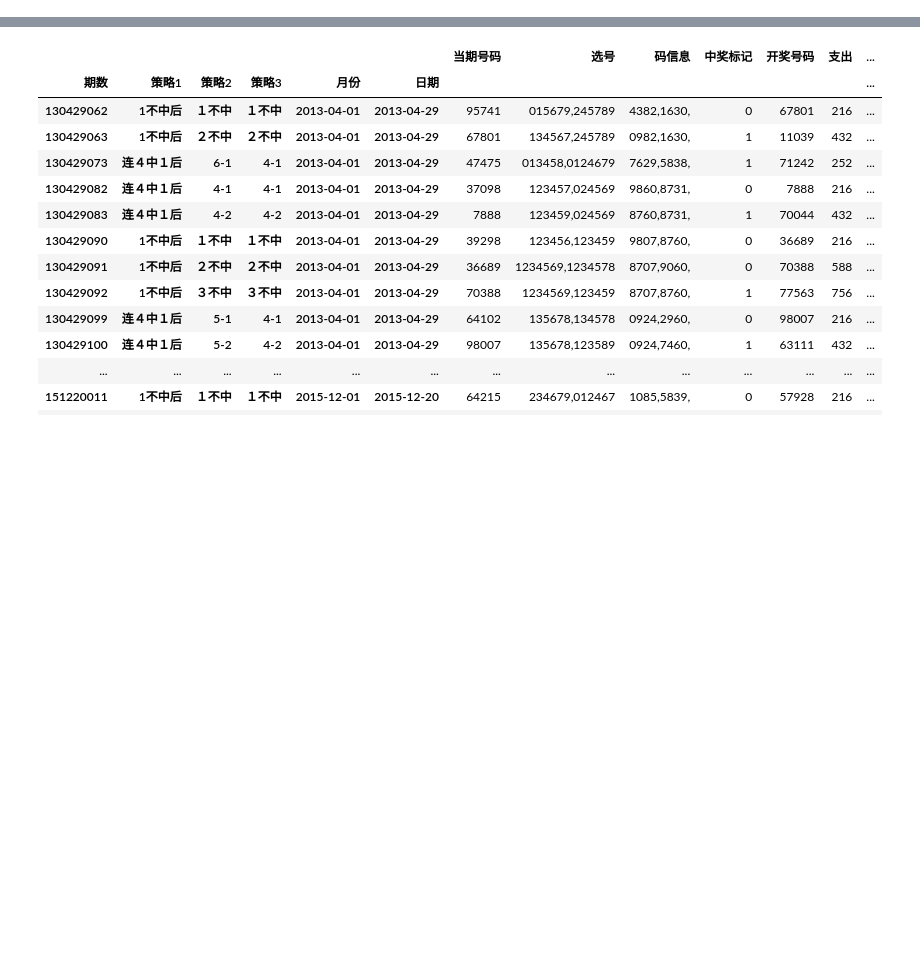
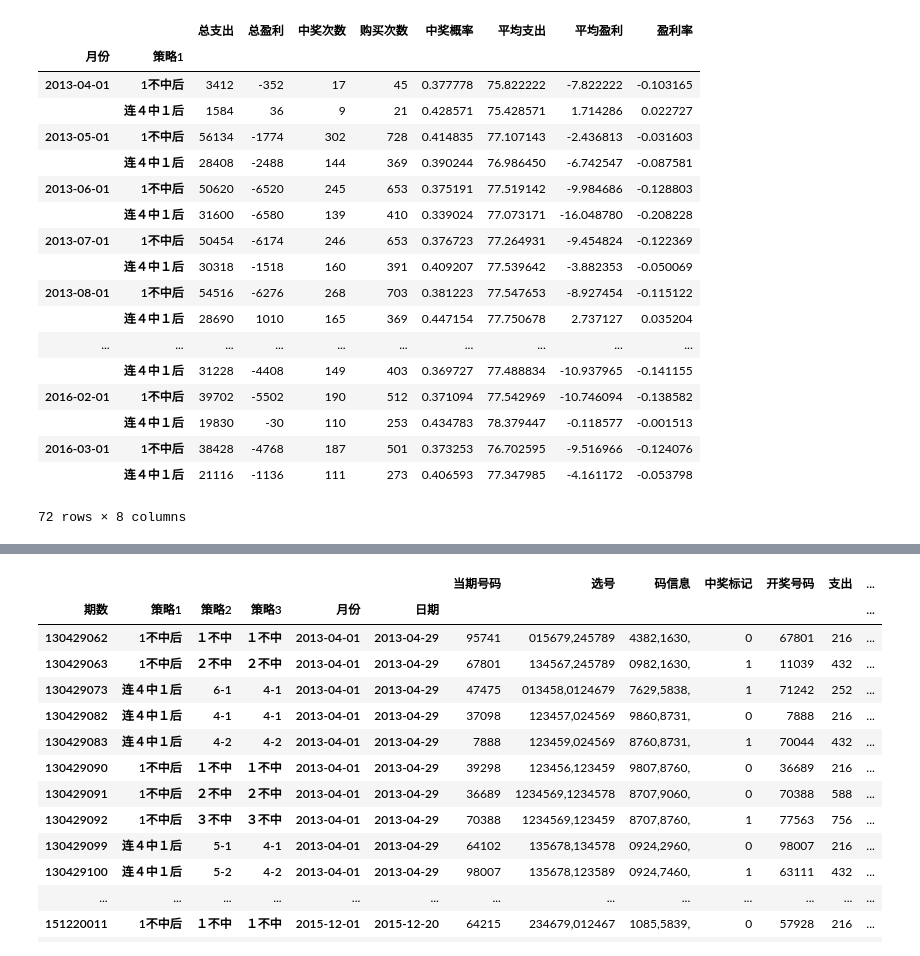
Before and after one commit to Tskatom/Lottery, a Jupyter notebook: issues/Evaluate.ipynb, the cells around one changed output, grey strips where cells are left out. Drawn from its saved outputs; the diff is of its cells as text; code cells hidden in the pictures; blank space fills up the shorter version.

```diff
--- a/issues/Evaluate.ipynb
+++ b/issues/Evaluate.ipynb
@@ -35,5 +8,0 @@ df
-# %%
-_sum = df.groupby(level=['月份', '策略1']).sum()[["支出", "盈利"]]
-_mean = df.groupby(level=['月份', '策略1']).mean()[["支出", "盈利"]]
-
-pds.concat([_sum, _mean], axis=1)
@@ -59,0 +9,25 @@ pds.concat([_sum, _mean], axis=1)
+# %%
+def generate_report(detail_file, outfile):
+    df = pds.DataFrame.from_csv(detail_file, sep='\t', index_col=[0,8,9,10, 12,13], encoding='utf-8')
+    # 计算中奖概率
+    _sum = df.groupby(level=[u'月份', u'策略1']).sum()[[u"支出", u"盈利", u"中奖标记"]]
+    _mean = df.groupby(level=[u'月份', u'策略1']).mean()[[u"中奖标记", u"支出", u"盈利"]]
+    _size = df.groupby(level=[u'月份', u'策略1']).size()
+    month_zhichu = pds.concat([_sum, _size, _mean], axis=1)
+    month_zhichu.columns = [u"总支出", u"总盈利", u"中奖次数", u"购买次数", u"中奖概率",u"平均支出", u"平均盈利"]
+    month_zhichu = pds.concat([month_zhichu, 1. * month_zhichu[u"总盈利"] / month_zhichu[u"总支出"]], axis=1)
+    month_zhichu.columns = [u"总支出", u"总盈利", u"中奖次数", u"购买次数", u"中奖概率",u"平均支出", u"平均盈利", u"盈利率"]
+    probs = pds.concat([df.groupby(level=[u'策略2']).sum()[[u"支出", u"盈利", u"中奖标记"]], df.groupby(level=[u'策略2']).size(), df.groupby(level=[u'策略2']).mean()[[u"中奖标记", u"支出", u"盈利"]]], axis=1)
+    probs.columns = [u"总支出", u"总盈利", u"中奖次数", u"购买次数", u"中奖概率",u"平均支出", u"平均盈利"]
+    probs = pds.concat([probs, 1. * probs[u"总盈利"] / probs[u"总支出"]], axis=1)
+    probs.columns = [u"总支出", u"总盈利", u"中奖次数", u"购买次数", u"中奖概率",u"平均支出", u"平均盈利", u"盈利率"]
+
+    with pds.ExcelWriter(outfile) as writer:
+        month_zhichu.to_excel(writer, sheet_name=u"月统计")
+        probs.to_excel(writer, sheet_name=u"信号统计")
+    return df, probs, month_zhichu
+# %%
+df, probs, month_zhichu = generate_report(normal_file, "./正常下注.xlsx")
+df, probs, month_zhichu = generate_report(normal_l3_file, "./正常下注_冷3.xlsx")
+df, probs, month_zhichu = generate_report(repeat_file, "./连续下注.xlsx")
+df, probs, month_zhichu = generate_report(repeat_l3_file, "./连续下注_冷3.xlsx")
@@ -59,0 +76,34 @@ pds.concat([_sum, _mean], axis=1)
+# %%
+_sum = df.groupby(level=['月份', '策略1']).sum()[["支出", "盈利", "中奖标记"]]
+_mean = df.groupby(level=['月份', '策略1']).mean()[["中奖标记", "支出", "盈利"]]
+_size = df.groupby(level=['月份', '策略1']).size()
+month_zhichu = pds.concat([_sum, _size, _mean], axis=1)
+month_zhichu.columns = ["总支出", "总盈利", "中奖次数", "购买次数", "中奖概率","平均支出", "平均盈利"]
+month_zhichu = pds.concat([month_zhichu, 1. * month_zhichu["总盈利"] / month_zhichu["总支出"]], axis=1)
+month_zhichu.columns = ["总支出", "总盈利", "中奖次数", "购买次数", "中奖概率","平均支出", "平均盈利", "盈利率"]
+probs = pds.concat([df.groupby(level=['策略2']).sum()[["支出", "盈利", "中奖标记"]], df.groupby(level=['策略2']).size(), df.groupby(level=['策略2']).mean()[["中奖标记", "支出", "盈利"]]], axis=1)
+probs.columns = ["总支出", "总盈利", "中奖次数", "购买次数", "中奖概率","平均支出", "平均盈利"]
+probs = pds.concat([probs, 1. * probs["总盈利"] / probs["总支出"]], axis=1)
+probs.columns = ["总支出", "总盈利", "中奖次数", "购买次数", "中奖概率","平均支出", "平均盈利", "盈利率"]
+# %%
+month_zhichu
+# %% [output]
+|  |  | 总支出 | 总盈利 | 中奖次数 | 购买次数 | 中奖概率 | 平均支出 | 平均盈利 | 盈利率 |
+| 月份 | 策略1 |  |  |  |  |  |  |  |  |
+| 2013-04-01 | 1不中后 | 3412 | -352 | 17 | 45 | 0.377778 | 75.822222 | -7.822222 | -0.103165 |
+|  | 连４中１后 | 1584 | 36 | 9 | 21 | 0.428571 | 75.428571 | 1.714286 | 0.022727 |
+| 2013-05-01 | 1不中后 | 56134 | -1774 | 302 | 728 | 0.414835 | 77.107143 | -2.436813 | -0.031603 |
+|  | 连４中１后 | 28408 | -2488 | 144 | 369 | 0.390244 | 76.986450 | -6.742547 | -0.087581 |
+| 2013-06-01 | 1不中后 | 50620 | -6520 | 245 | 653 | 0.375191 | 77.519142 | -9.984686 | -0.128803 |
+|  | 连４中１后 | 31600 | -6580 | 139 | 410 | 0.339024 | 77.073171 | -16.048780 | -0.208228 |
+| 2013-07-01 | 1不中后 | 50454 | -6174 | 246 | 653 | 0.376723 | 77.264931 | -9.454824 | -0.122369 |
+|  | 连４中１后 | 30318 | -1518 | 160 | 391 | 0.409207 | 77.539642 | -3.882353 | -0.050069 |
+| 2013-08-01 | 1不中后 | 54516 | -6276 | 268 | 703 | 0.381223 | 77.547653 | -8.927454 | -0.115122 |
+|  | 连４中１后 | 28690 | 1010 | 165 | 369 | 0.447154 | 77.750678 | 2.737127 | 0.035204 |
+| ... | ... | ... | ... | ... | ... | ... | ... | ... | ... |
+|  | 连４中１后 | 31228 | -4408 | 149 | 403 | 0.369727 | 77.488834 | -10.937965 | -0.141155 |
+| 2016-02-01 | 1不中后 | 39702 | -5502 | 190 | 512 | 0.371094 | 77.542969 | -10.746094 | -0.138582 |
+|  | 连４中１后 | 19830 | -30 | 110 | 253 | 0.434783 | 78.379447 | -0.118577 | -0.001513 |
+| 2016-03-01 | 1不中后 | 38428 | -4768 | 187 | 501 | 0.373253 | 76.702595 | -9.516966 | -0.124076 |
+|  | 连４中１后 | 21116 | -1136 | 111 | 273 | 0.406593 | 77.347985 | -4.161172 | -0.053798 |
+72 rows × 8 columns
```
Also changed, not shown: parts of 8 cells of this notebook, 2 other files.
